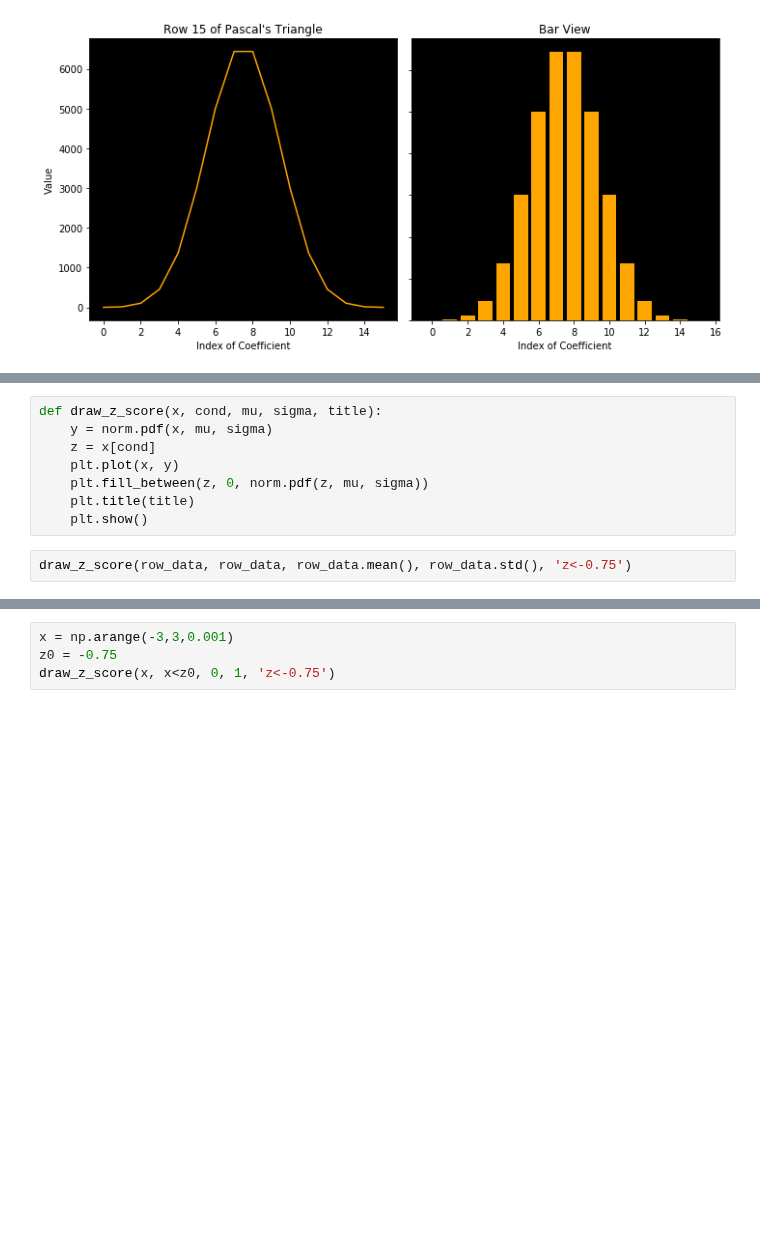
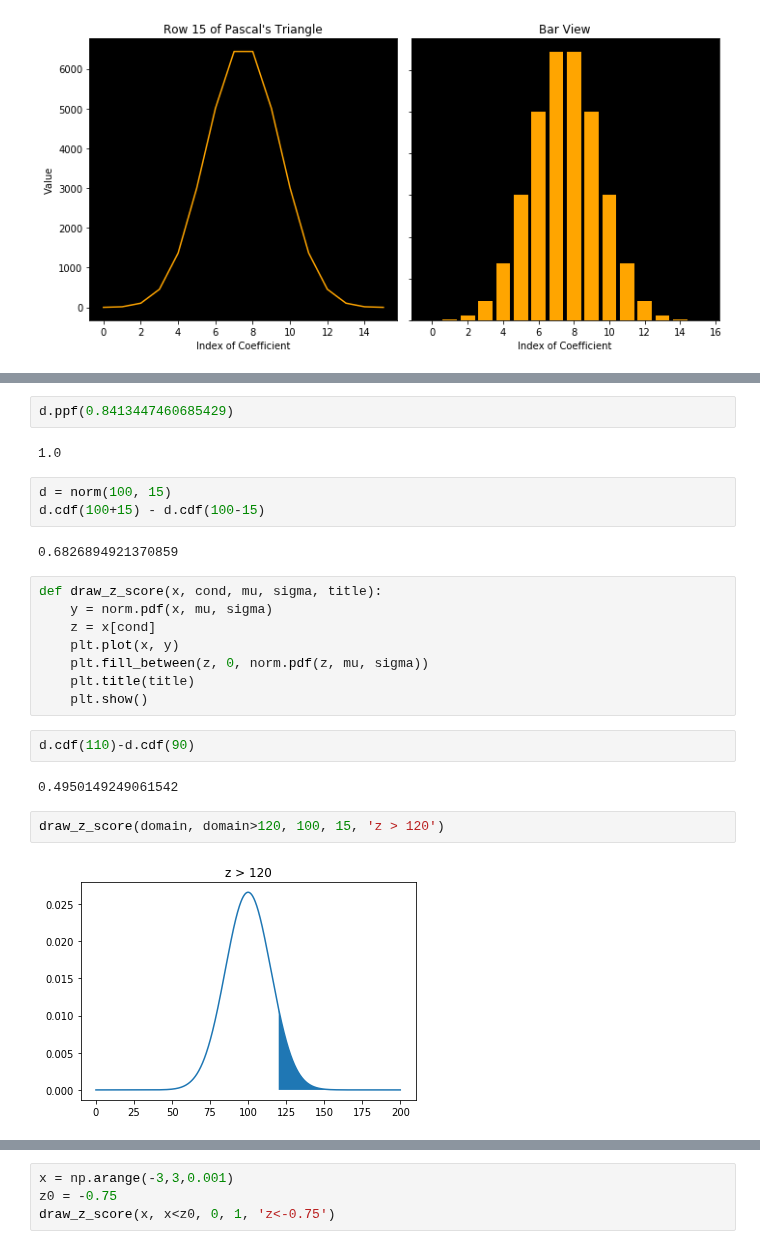
Before and after one commit to 4dsolutions/Curriculum_Development, a Jupyter notebook: IntroDS003.ipynb, the cells around one changed output, grey strips where cells are left out. Drawn from its saved outputs; the diff is of its cells as text; blank space fills up the shorter version.

```diff
--- a/IntroDS003.ipynb
+++ b/IntroDS003.ipynb
@@ -61,3 +104,12 @@ plt.plot(data, y)
+# %%
+d.ppf(0.8413447460685429)
+# %% [output]
+1.0
+# %%
+d = norm(100, 15)
+d.cdf(100+15) - d.cdf(100-15)
+# %% [output]
+0.6826894921370859
 # %%
 def draw_z_score(x, cond, mu, sigma, title):
     y = norm.pdf(x, mu, sigma)
@@ -66,5 +118,11 @@ def draw_z_score(x, cond, mu, sigma, title):
     plt.fill_between(z, 0, norm.pdf(z, mu, sigma))
     plt.title(title)
     plt.show()
-# %%
-draw_z_score(row_data, row_data, row_data.mean(), row_data.std(), 'z<-0.75')
+# %%
+d.cdf(110)-d.cdf(90)
+# %% [output]
+0.4950149249061542
+# %%
+draw_z_score(domain, domain>120, 100, 15, 'z > 120')
+# %% [output]
+[figure, added]
```
Also changed, not shown: parts of 14 cells of this notebook, 6 other files.
